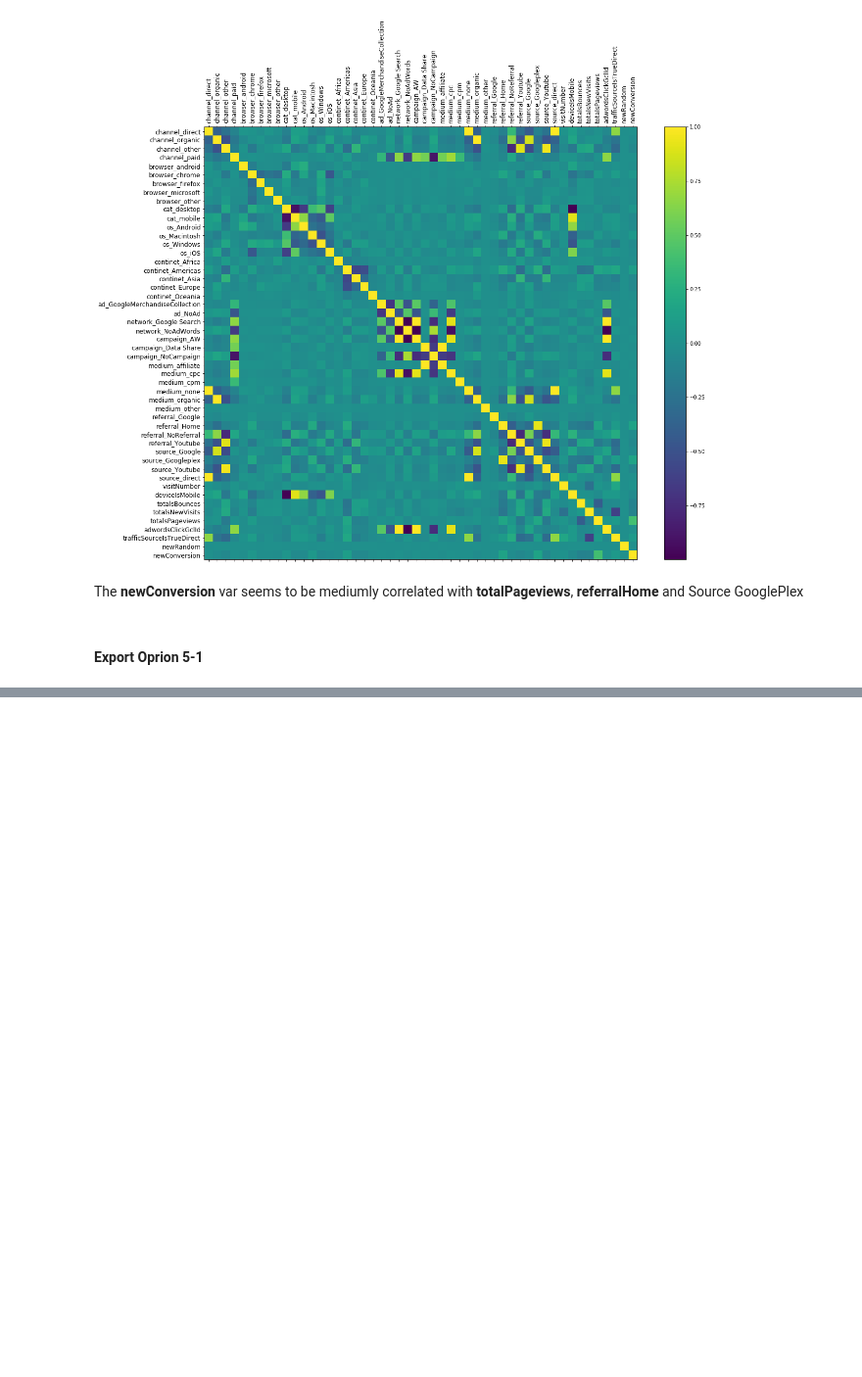
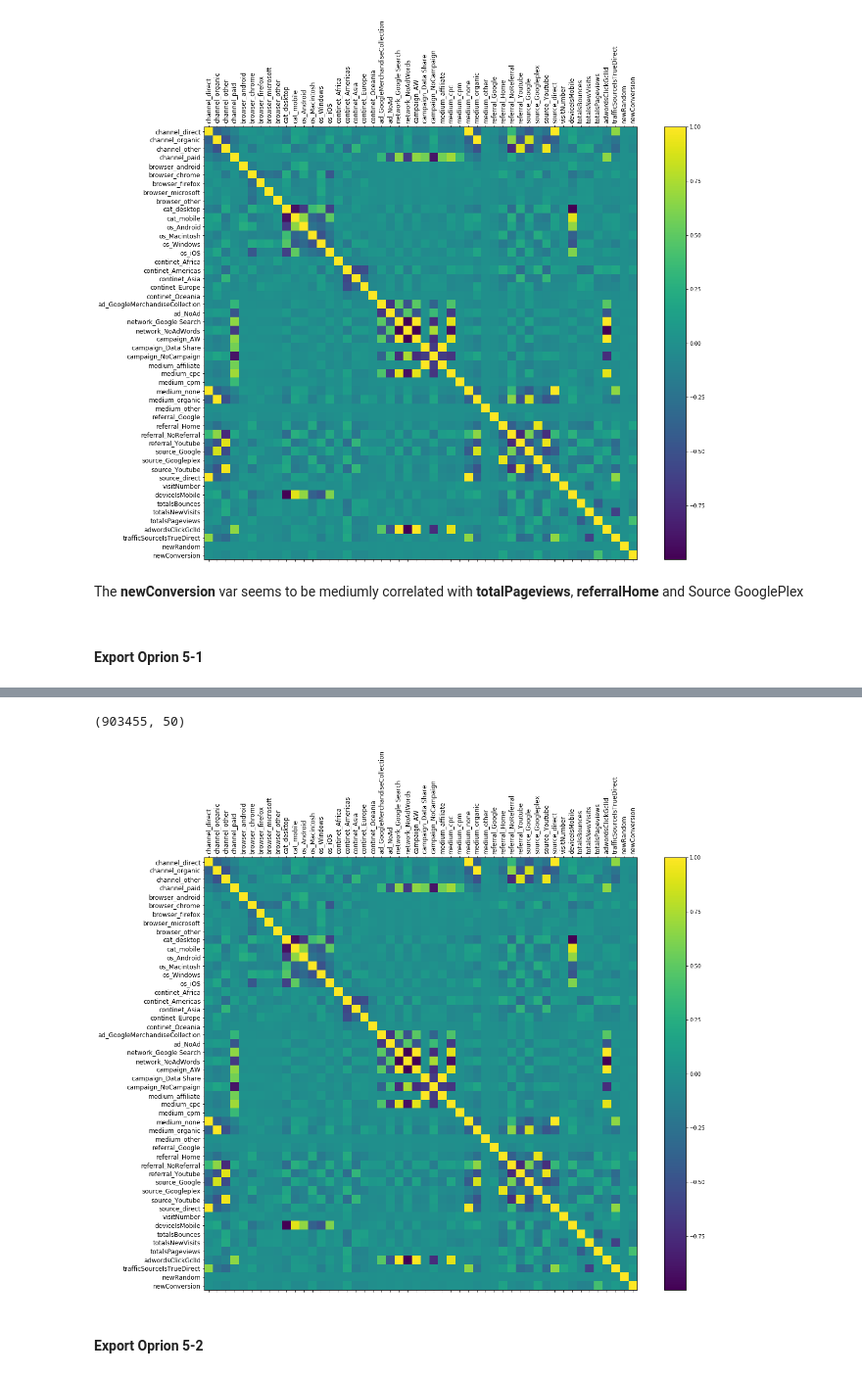
Before and after one commit to paulagual/ProjectIronhack, a Jupyter notebook: 4.Feature_Selection.ipynb, the cells around one changed output, grey strips where cells are left out. Shown: that part at 98% size. Drawn from its saved outputs; the diff is of its cells as text; code cells hidden in the pictures; blank space fills up the shorter version.

```diff
--- a/4.Feature_Selection.ipynb
+++ b/4.Feature_Selection.ipynb
@@ -110,7 +112,8 @@ df = df[['newChannel',
 'trafficSourceMedium',
 'newReferralPath',
 'newSourceTraffic',
-'newConversion']]
+'newConversion',
+'newRevenueDoll']]
 # %%
 df.shape
 # %% [output]
@@ -289,0 +326,4 @@ df5_1.to_csv('data/df5-1.csv', index=False)
+# %%
+df_num = df[['visitNumber', 'deviceIsMobile', 'totalsBounces', 'totalsNewVisits',
+       'totalsPageviews', 'adwordsClickGclId', 'trafficSourceIsTrueDirect','newRandom',
+       'newRevenueDoll']]
@@ -289,0 +334,2 @@ df5_1.to_csv('data/df5-1.csv', index=False)
+# %%
+df5_2 = one_hot.join(df_num)
@@ -289,0 +345,17 @@ df5_1.to_csv('data/df5-1.csv', index=False)
+# %%
+df5_2.shape
+# %% [output]
+(903455, 50)
+# %%
+corr = df5_2.corr()
+# %%
+f = plt.figure(figsize=(19,15))
+plt.matshow(corr, fignum=f.number)
+plt.xticks(range(df5_1.shape[1]), df5_1.columns, fontsize=12, rotation=90)
+plt.yticks(range(df5_1.shape[1]), df5_1.columns, fontsize=12)
+cb = plt.colorbar()
+cb.ax.tick_params(labelsize=10)
+# %% [output]
+[figure, added]
+# %% [markdown]
+#### Export Oprion 5-2
```
Also changed, not shown: parts of 13 cells of this notebook, 6 other files.
